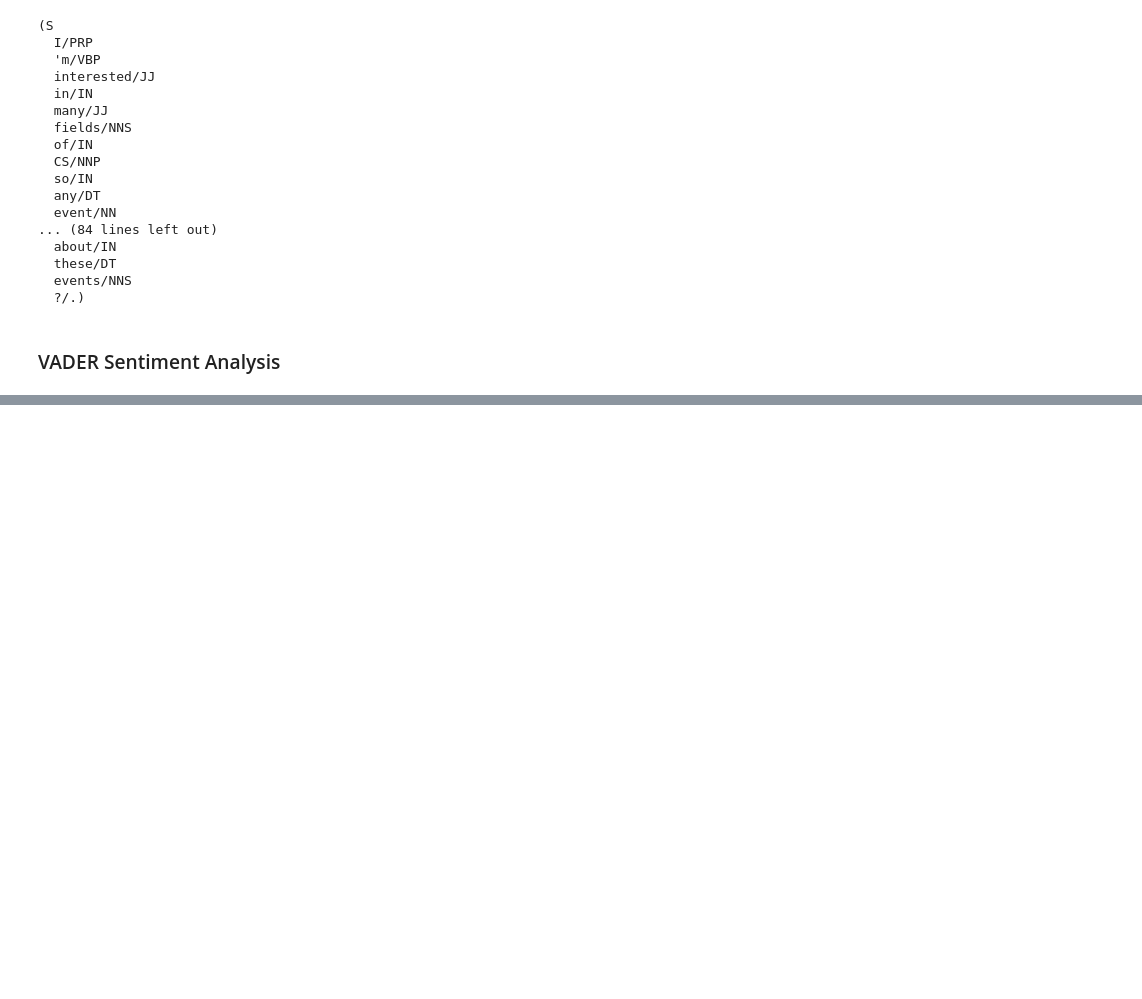
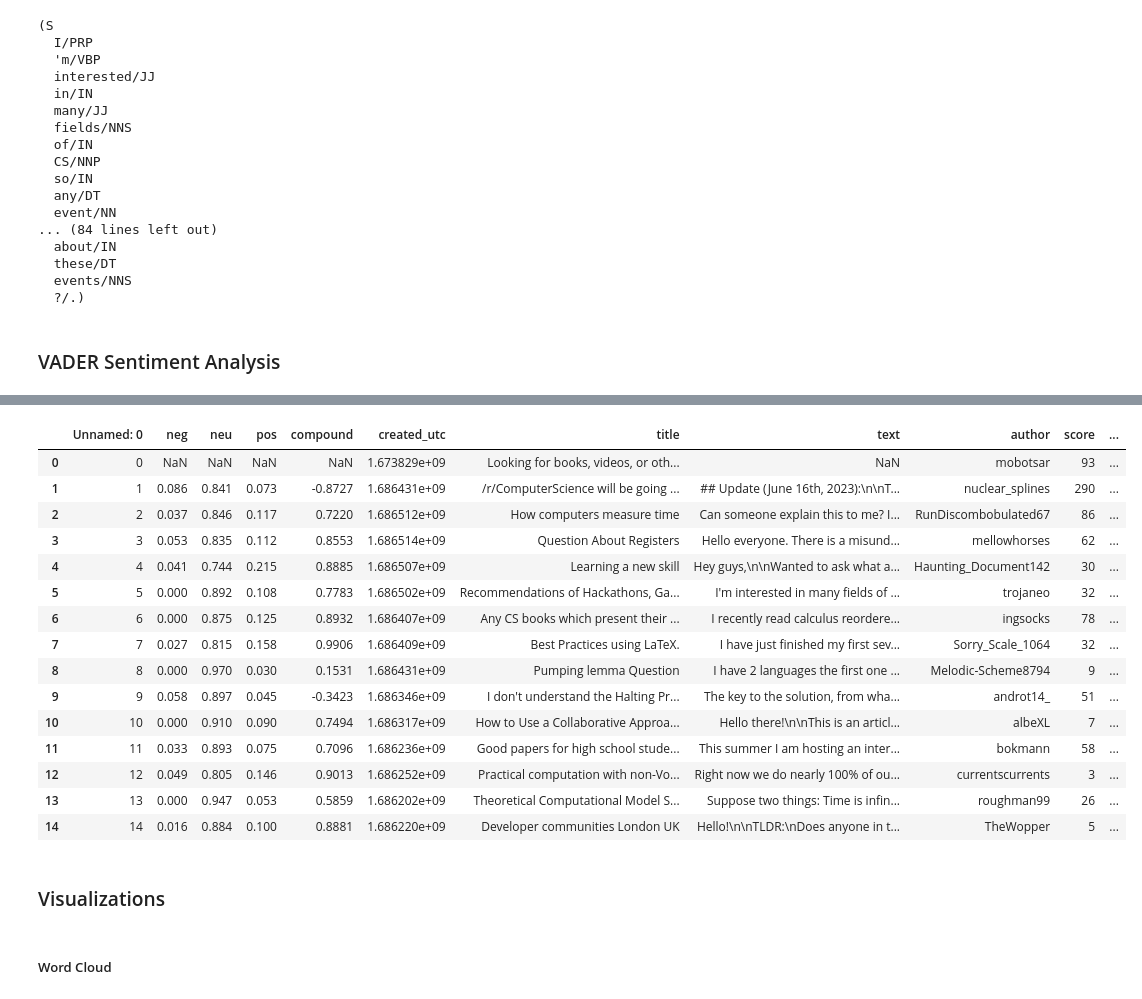
Before and after one commit to domatt1854/cis-410-project, a Jupyter notebook: sentiment_analysis/nltk_vader.ipynb, the cells around one changed output, grey strips where cells are left out. Saved outputs shown, nothing was run; the diff lists cells and outputs as text; code cells hidden in the pictures; blank space fills up the shorter version.

```diff
--- a/sentiment_analysis/nltk_vader.ipynb
+++ b/sentiment_analysis/nltk_vader.ipynb
@@ -154,0 +245,24 @@ entities.pprint()
+# %%
+vader_df = vader.reset_index().rename(columns={'index': 'Unnamed: 0'}).merge(df, how='left')
+vader_df.head(15)
+# %% [output]
+|  | Unnamed: 0 | neg | neu | pos | compound | created_utc | title | text | author | score | ... |
+| 0 | 0 | NaN | NaN | NaN | NaN | 1.673829e+09 | Looking for books, videos, or oth... | NaN | mobotsar | 93 | ... |
+| 1 | 1 | 0.086 | 0.841 | 0.073 | -0.8727 | 1.686431e+09 | /r/ComputerScience will be going ... | ## Update (June 16th, 2023):\n\nT... | nuclear_splines | 290 | ... |
+| 2 | 2 | 0.037 | 0.846 | 0.117 | 0.7220 | 1.686512e+09 | How computers measure time | Can someone explain this to me? I... | RunDiscombobulated67 | 86 | ... |
+| 3 | 3 | 0.053 | 0.835 | 0.112 | 0.8553 | 1.686514e+09 | Question About Registers | Hello everyone. There is a misund... | mellowhorses | 62 | ... |
+| 4 | 4 | 0.041 | 0.744 | 0.215 | 0.8885 | 1.686507e+09 | Learning a new skill | Hey guys,\n\nWanted to ask what a... | Haunting_Document142 | 30 | ... |
+| 5 | 5 | 0.000 | 0.892 | 0.108 | 0.7783 | 1.686502e+09 | Recommendations of Hackathons, Ga... | I'm interested in many fields of ... | trojaneo | 32 | ... |
+| 6 | 6 | 0.000 | 0.875 | 0.125 | 0.8932 | 1.686407e+09 | Any CS books which present their ... | I recently read calculus reordere... | ingsocks | 78 | ... |
+| 7 | 7 | 0.027 | 0.815 | 0.158 | 0.9906 | 1.686409e+09 | Best Practices using LaTeX. | I have just finished my first sev... | Sorry_Scale_1064 | 32 | ... |
+| 8 | 8 | 0.000 | 0.970 | 0.030 | 0.1531 | 1.686431e+09 | Pumping lemma Question | I have 2 languages the first one ... | Melodic-Scheme8794 | 9 | ... |
+| 9 | 9 | 0.058 | 0.897 | 0.045 | -0.3423 | 1.686346e+09 | I don't understand the Halting Pr... | The key to the solution, from wha... | androt14_ | 51 | ... |
+| 10 | 10 | 0.000 | 0.910 | 0.090 | 0.7494 | 1.686317e+09 | How to Use a Collaborative Approa... | Hello there!\n\nThis is an articl... | albeXL | 7 | ... |
+| 11 | 11 | 0.033 | 0.893 | 0.075 | 0.7096 | 1.686236e+09 | Good papers for high school stude... | This summer I am hosting an inter... | bokmann | 58 | ... |
+| 12 | 12 | 0.049 | 0.805 | 0.146 | 0.9013 | 1.686252e+09 | Practical computation with non-Vo... | Right now we do nearly 100% of ou... | currentscurrents | 3 | ... |
+| 13 | 13 | 0.000 | 0.947 | 0.053 | 0.5859 | 1.686202e+09 | Theoretical Computational Model S... | Suppose two things: Time is infin... | roughman99 | 26 | ... |
+| 14 | 14 | 0.016 | 0.884 | 0.100 | 0.8881 | 1.686220e+09 | Developer communities London UK | Hello!\n\nTLDR:\nDoes anyone in t... | TheWopper | 5 | ... |
+# %% [markdown]
+### Visualizations
+# %% [markdown]
+##### Word Cloud
```
Also changed, not shown: parts of 15 cells of this notebook.
